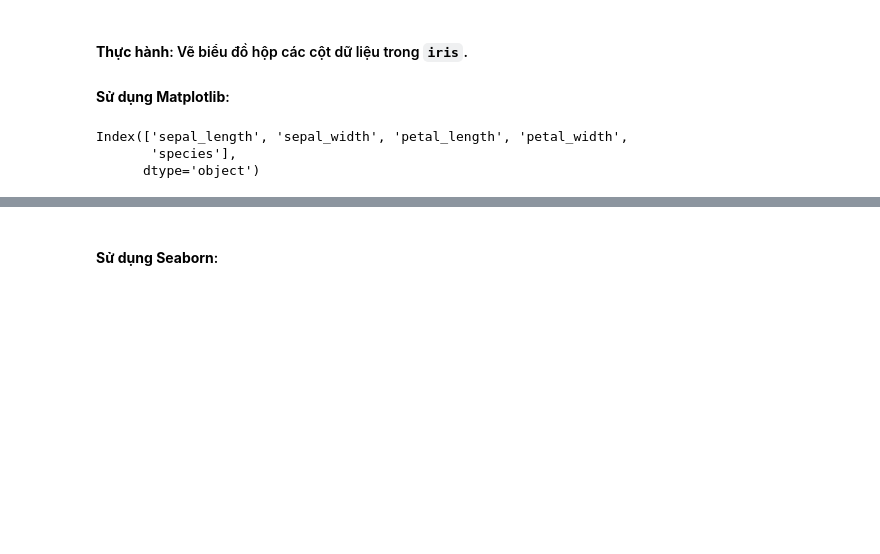
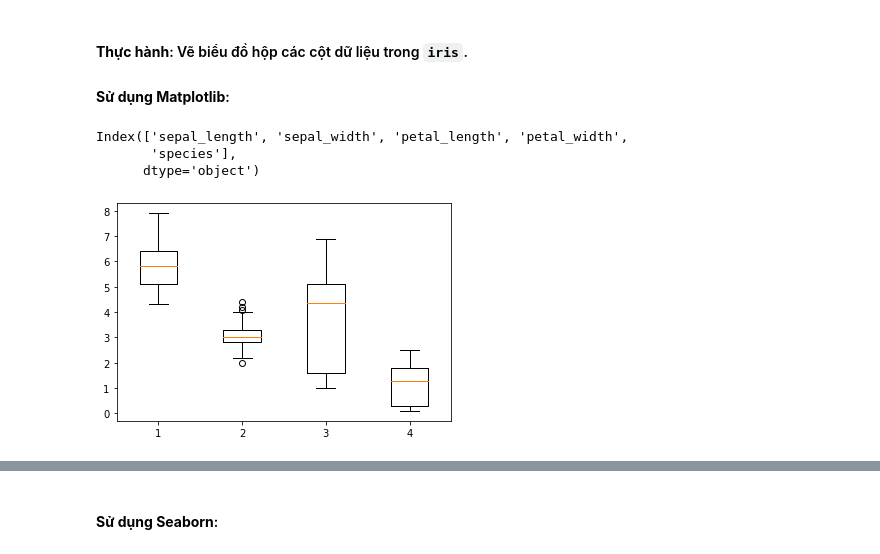
Before and after one commit to honghanhh/mci_python_33a8_l1, a Jupyter notebook: Live Slides/Live Lecture 7/Phuongdang_Live_Lecture_07.ipynb, the cells around one changed output, grey strips where cells are left out. Cells and saved outputs as stored; diff of their text form; code cells hidden in the pictures; blank space fills up the shorter version.

```diff
--- a/Live Slides/Live Lecture 7/Phuongdang_Live_Lecture_07.ipynb
+++ b/Live Slides/Live Lecture 7/Phuongdang_Live_Lecture_07.ipynb
@@ -379,6 +383,10 @@ iris.columns
 Index(['sepal_length', 'sepal_width', 'petal_length', 'petal_width',
        'species'],
       dtype='object')
+# %%
+plt.boxplot([iris['sepal_length'], iris['sepal_width'], iris['petal_length'], iris['petal_width']]);
+# %% [output]
+[figure, added]
 # %%
 plt.boxplot([iris['petal_length'],iris['sepal_length'],iris['sepal_width'],iris['petal_width']], vert=False)
 plt.show()
```
Also changed, not shown: parts of 19 cells of this notebook, 2 other files.
